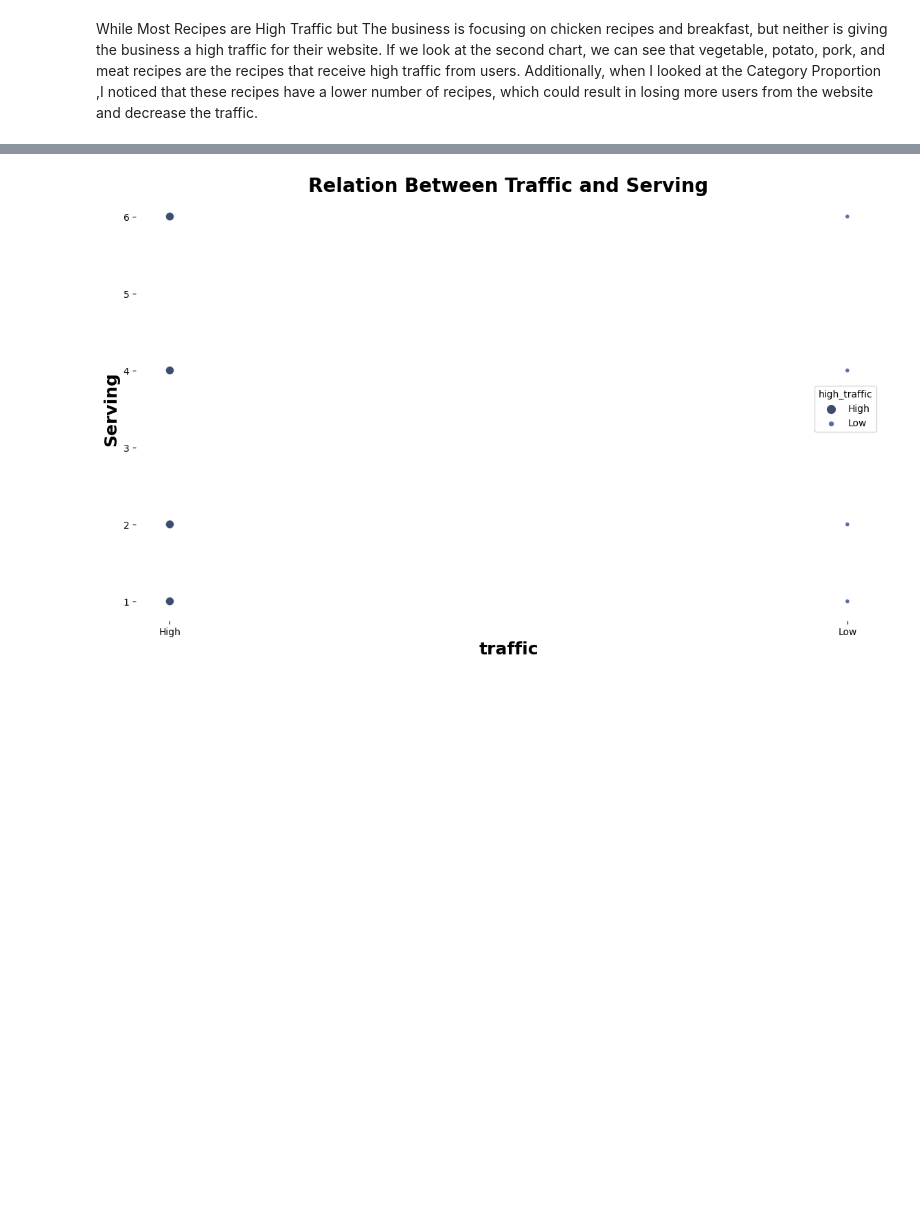
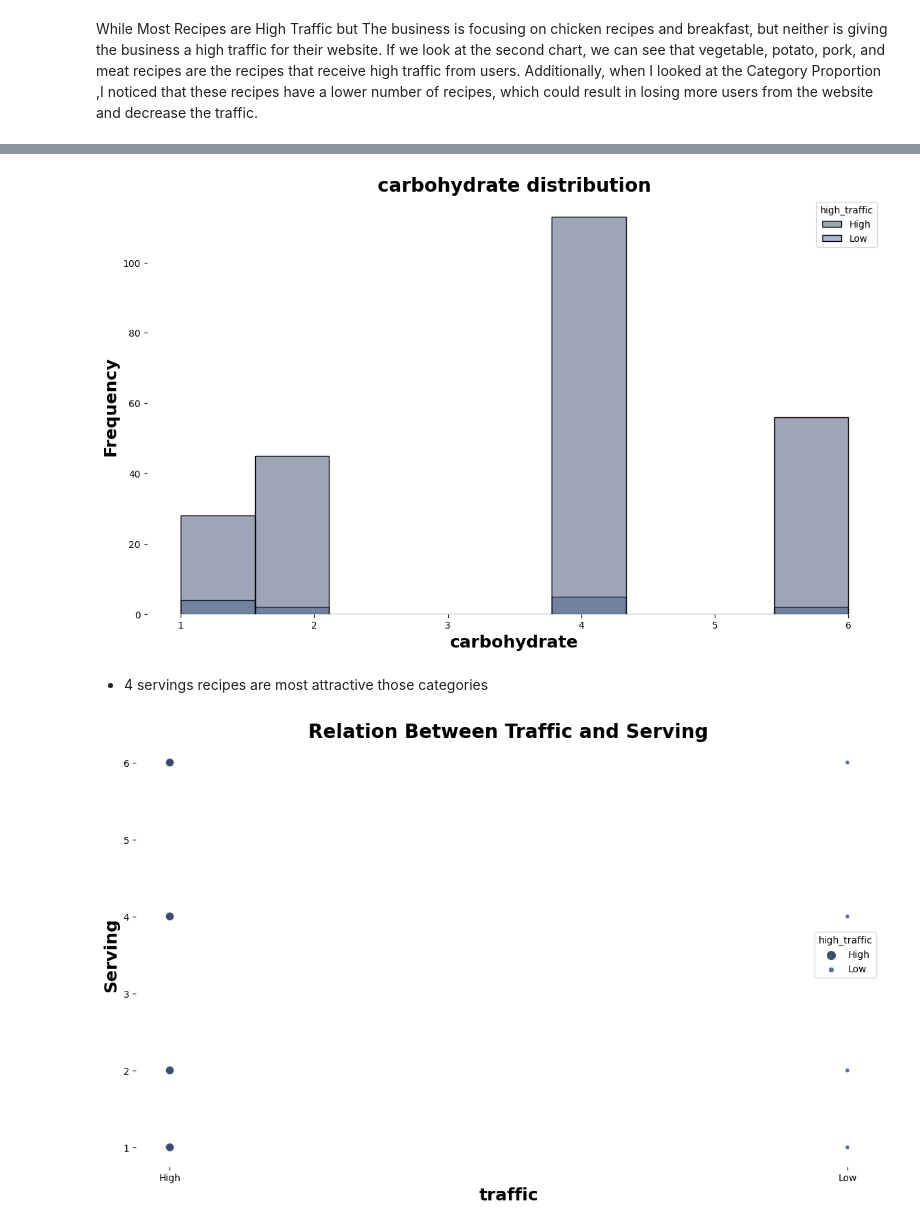
Before and after one commit to MahmoudAdel-hub/DSProfessional, a Jupyter notebook: Project.ipynb, the cells around one changed output, grey strips where cells are left out. Saved outputs shown, nothing was run; the diff lists cells and outputs as text; code cells hidden in the pictures; blank space fills up the shorter version.

```diff
--- a/Project.ipynb
+++ b/Project.ipynb
@@ -462,3 +490,15 @@ While Most Recipes are High Traffic but The business is focusing on chicken reci
+# %%
+plt.subplots(figsize=(14,8))
+plt.box(False)
+sns.histplot(data=df[df['category'].isin(['Vegetable','Potato','Pork'])],x='servings',hue='high_traffic',color='skyblue')
+plt.xlabel('carbohydrate',fontsize=18, fontweight='bold')
+plt.ylabel('Frequency',fontsize=18, fontweight='bold')
+plt.title('carbohydrate distribution',size=20,fontweight='bold')
+plt.show()
+# %% [output]
+[figure, added]
+# %% [markdown]
+- 4 servings recipes are most attractive those categories
 # %%
 plt.subplots(figsize=(14,8))
 sns.scatterplot(data=df ,x='high_traffic',y='servings',hue='high_traffic',size='high_traffic',color='blue')
```
Also changed, not shown: parts of 6 cells of this notebook.
